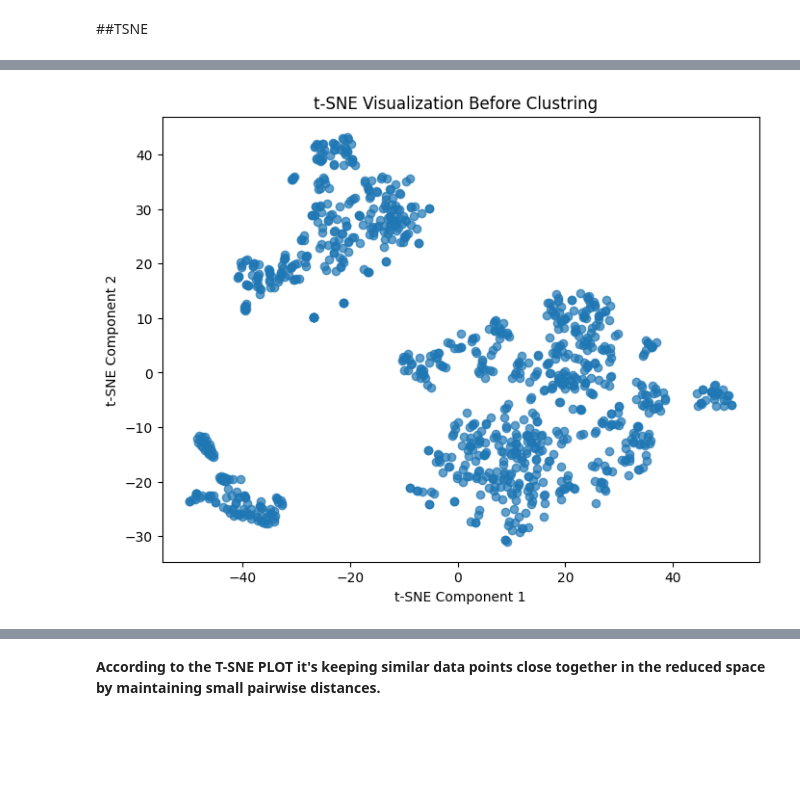
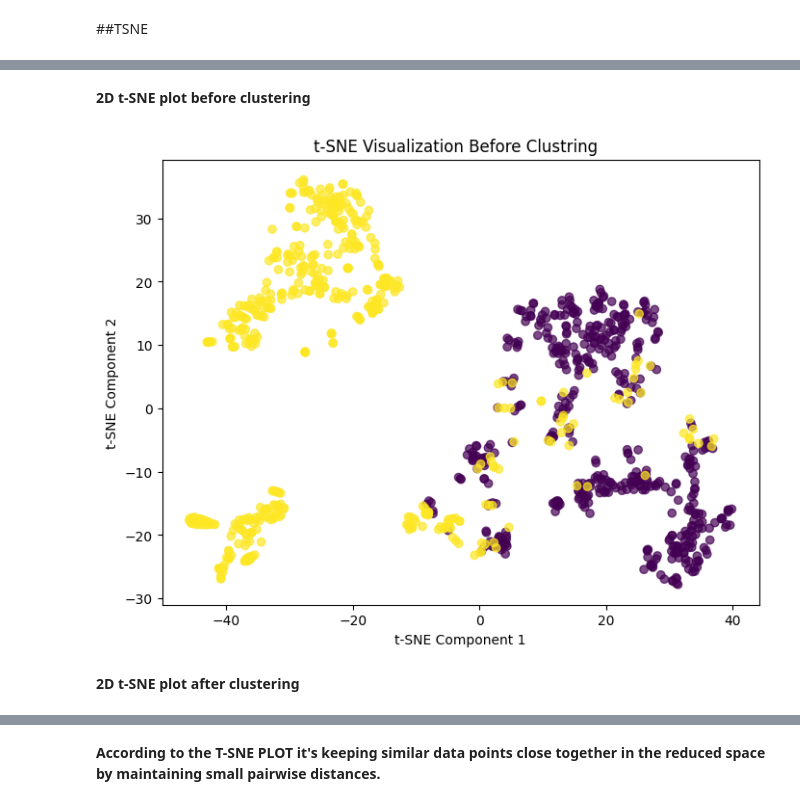
Before and after one commit to Naseem-Ananzeh/Ml2_Final_Project, a Jupyter notebook: Final_Project_ML2_Credit_Card.ipynb, the cells around one changed output, grey strips where cells are left out. Saved outputs shown, nothing was run; the diff lists cells and outputs as text; code cells hidden in the pictures; blank space fills up the shorter version.

```diff
--- a/Final_Project_ML2_Credit_Card.ipynb
+++ b/Final_Project_ML2_Credit_Card.ipynb
@@ -288,16 +304,18 @@ plt.show()
+# %% [markdown]
+**2D t-SNE plot before clustering**
 # %%
-from sklearn.manifold import TSNE
-
-tsne = TSNE( random_state=42)
-X_tsne_before = tsne.fit_transform(x_resampled)
+tsne = TSNE(n_components=2, random_state=42)
+x_tsne = tsne.fit_transform(x_pca_reduced)
 
 plt.figure(figsize=(8,6))
-plt.scatter(X_tsne_before[:,0], X_tsne_before[:,1] , alpha=0.7)
+plt.scatter(x_tsne[:,0], x_tsne[:,1] , c=y_resampled ,alpha=0.7)
 plt.title('t-SNE Visualization Before Clustring  ')
 plt.xlabel('t-SNE Component 1')
 plt.ylabel('t-SNE Component 2')
 plt.show()
 # %% [output]
-[figure, old version]
+[figure, new version]
+# %% [markdown]
+**2D t-SNE plot after clustering**
 # %%
 from sklearn.cluster import KMeans
```
Also changed, not shown: parts of 24 cells of this notebook.
